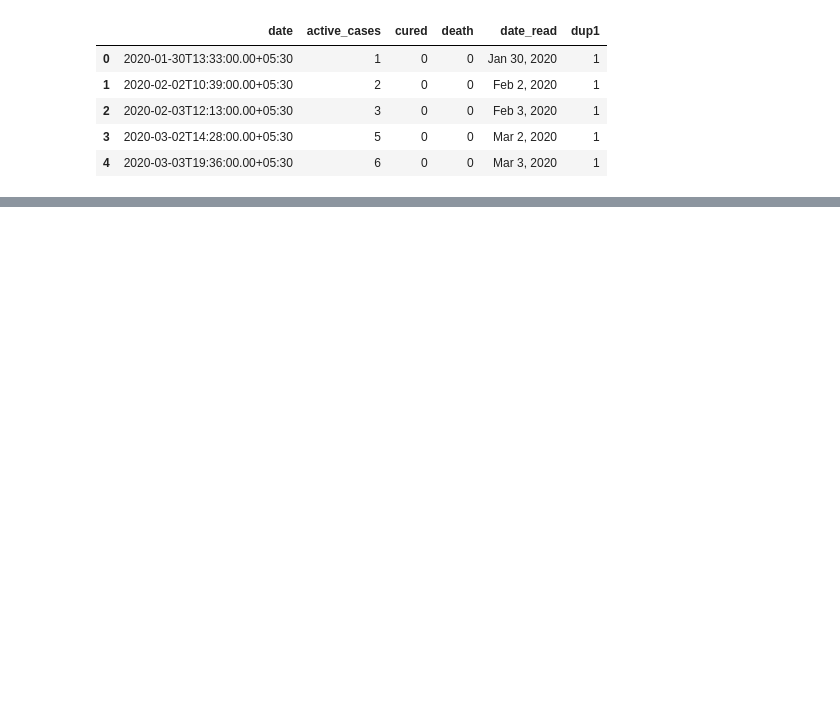
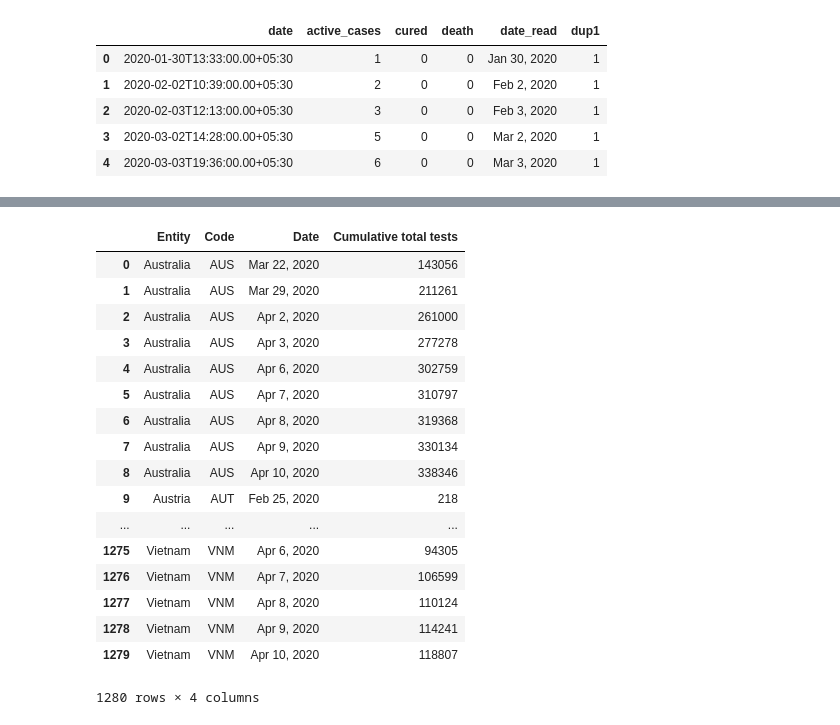
Before and after one commit to 4m4n5/covid-india, a Jupyter notebook: main.ipynb, the cells around one changed output, grey strips where cells are left out. Cells and saved outputs as stored; diff of their text form; code cells hidden in the pictures; blank space fills up the shorter version.

```diff
--- a/main.ipynb
+++ b/main.ipynb
@@ -81,2 +96,23 @@ india_tests = tst_t[tst_t['Entity'].str.contains('India - samples')][['Date', 'C
+# %%
+tst_t
+# %% [output]
+|  | Entity | Code | Date | Cumulative total tests |
+| 0 | Australia | AUS | Mar 22, 2020 | 143056 |
+| 1 | Australia | AUS | Mar 29, 2020 | 211261 |
+| 2 | Australia | AUS | Apr 2, 2020 | 261000 |
+| 3 | Australia | AUS | Apr 3, 2020 | 277278 |
+| 4 | Australia | AUS | Apr 6, 2020 | 302759 |
+| 5 | Australia | AUS | Apr 7, 2020 | 310797 |
+| 6 | Australia | AUS | Apr 8, 2020 | 319368 |
+| 7 | Australia | AUS | Apr 9, 2020 | 330134 |
+| 8 | Australia | AUS | Apr 10, 2020 | 338346 |
+| 9 | Austria | AUT | Feb 25, 2020 | 218 |
+| ... | ... | ... | ... | ... |
+| 1275 | Vietnam | VNM | Apr 6, 2020 | 94305 |
+| 1276 | Vietnam | VNM | Apr 7, 2020 | 106599 |
+| 1277 | Vietnam | VNM | Apr 8, 2020 | 110124 |
+| 1278 | Vietnam | VNM | Apr 9, 2020 | 114241 |
+| 1279 | Vietnam | VNM | Apr 10, 2020 | 118807 |
+1280 rows × 4 columns
 # %%
 india_tests = india_tests.reset_index(drop=True)
```
Also changed, not shown: parts of 28 cells of this notebook, 12 other files.
